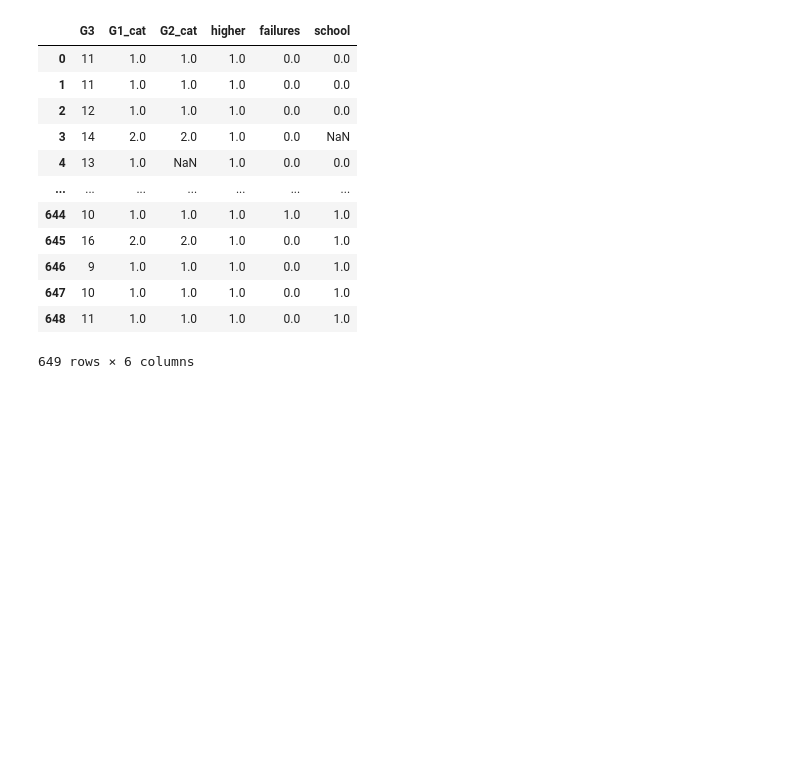
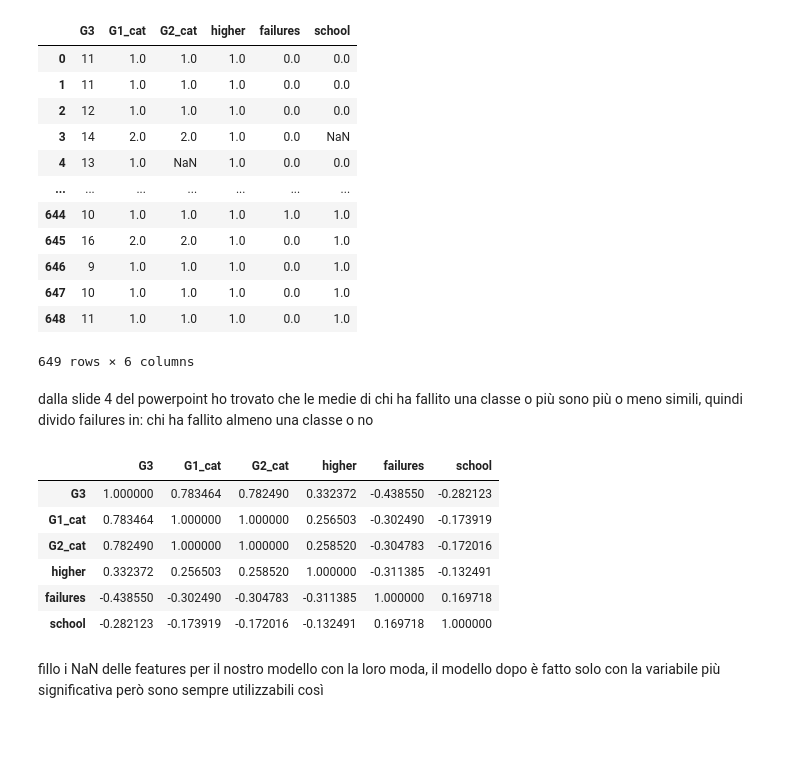
Before and after one commit to GrandicelliFede/es-python, a Jupyter notebook: verfica/Analisi.ipynb, the cells around one changed output. Drawn from its saved outputs; the diff is of its cells as text; code cells hidden in the pictures; blank space fills up the shorter version.

```diff
--- a/verfica/Analisi.ipynb
+++ b/verfica/Analisi.ipynb
@@ -418,6 +385,23 @@ df_fine
 | 647 | 10 | 1.0 | 1.0 | 1.0 | 0.0 | 1.0 |
 | 648 | 11 | 1.0 | 1.0 | 1.0 | 0.0 | 1.0 |
 649 rows × 6 columns
+# %% [markdown]
+dalla slide 4 del powerpoint ho trovato che le medie di chi ha fallito una classe o più sono più o meno simili, quindi divido failures in: chi ha fallito almeno una classe o no
+# %%
+
+
+df_fine['failures']=df_fine['failures'].map({0:0,1:1,2:1,3:1})
+df_fine.corr()
+# %% [output]
+|  | G3 | G1_cat | G2_cat | higher | failures | school |
+| G3 | 1.000000 | 0.783464 | 0.782490 | 0.332372 | -0.438550 | -0.282123 |
+| G1_cat | 0.783464 | 1.000000 | 1.000000 | 0.256503 | -0.302490 | -0.173919 |
+| G2_cat | 0.782490 | 1.000000 | 1.000000 | 0.258520 | -0.304783 | -0.172016 |
+| higher | 0.332372 | 0.256503 | 0.258520 | 1.000000 | -0.311385 | -0.132491 |
+| failures | -0.438550 | -0.302490 | -0.304783 | -0.311385 | 1.000000 | 0.169718 |
+| school | -0.282123 | -0.173919 | -0.172016 | -0.132491 | 0.169718 | 1.000000 |
+# %% [markdown]
+fillo i NaN delle features per il nostro modello con la loro moda, il modello dopo è fatto solo con la variabile più significativa però sono sempre utilizzabili così
 # %% [markdown]
 #
 # %%
```
Also changed, not shown: parts of 48 cells of this notebook, 3 other files.
